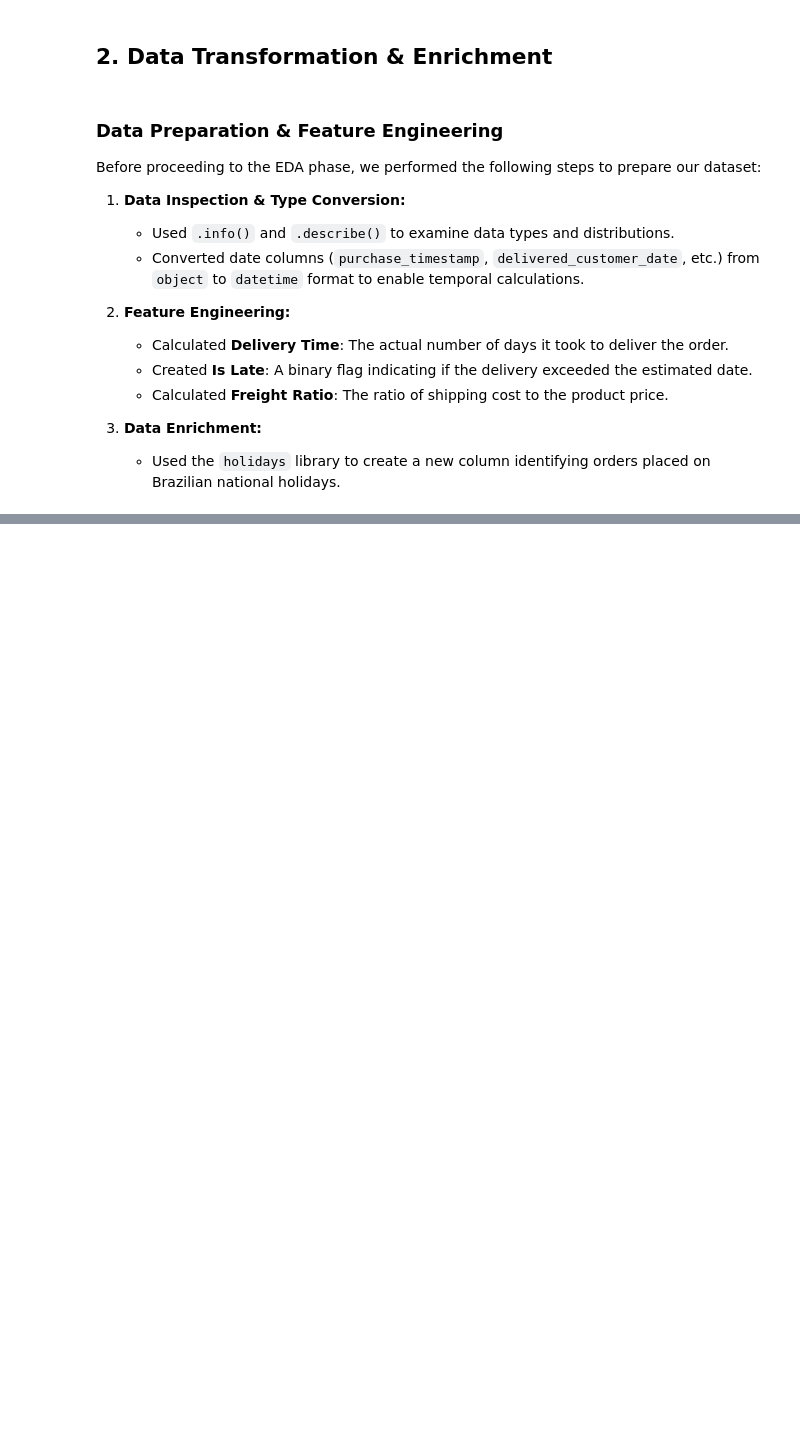
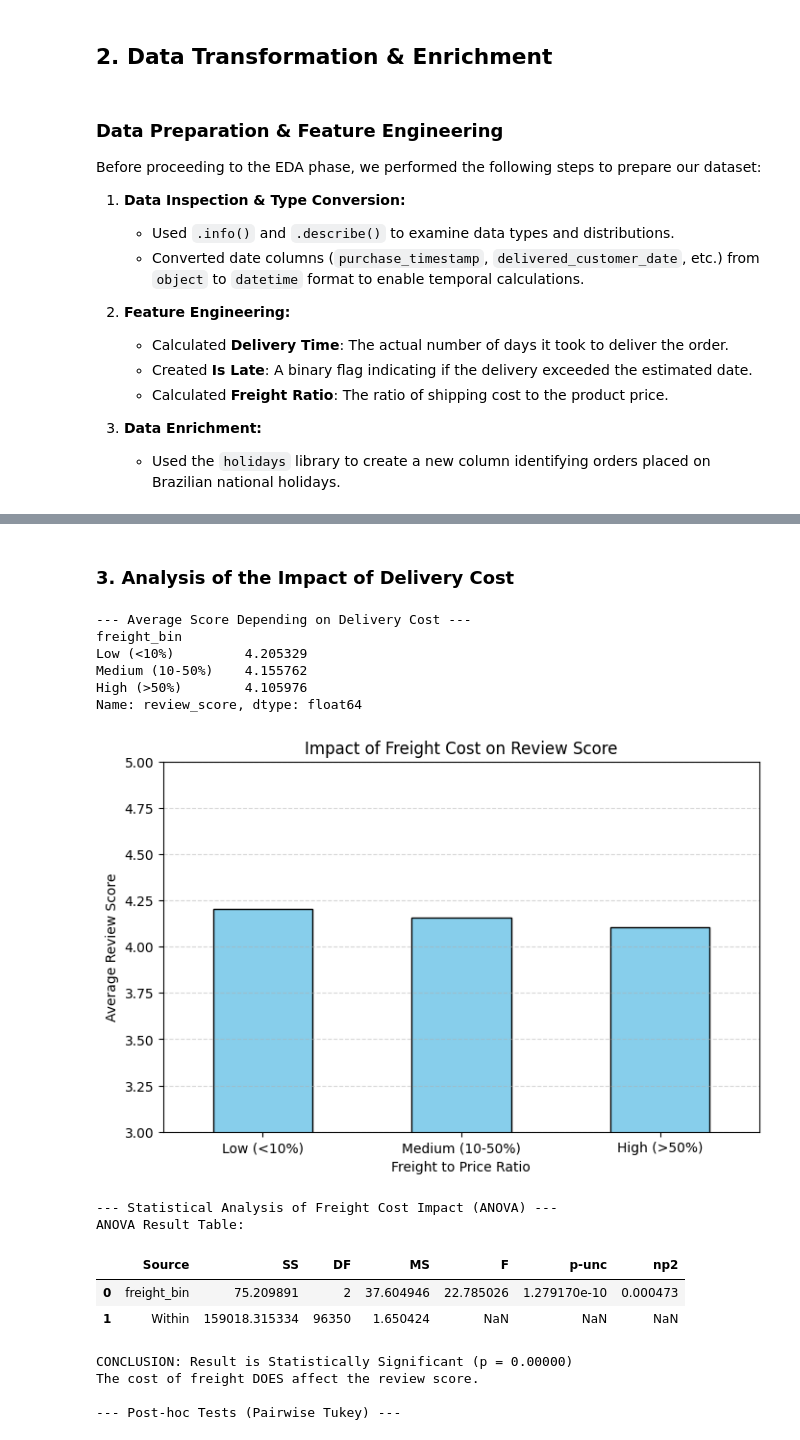
Before and after one commit to kon7drat-illia/Analysis_Brazilian_E-Commerce_by_Olist, a Jupyter notebook: notebook/work.ipynb, the cells around one changed output, grey strips where cells are left out. Drawn from its saved outputs; the diff is of its cells as text; code cells hidden in the pictures; blank space fills up the shorter version.

```diff
--- a/notebook/work.ipynb
+++ b/notebook/work.ipynb
@@ -178,0 +320,76 @@ is_holiday_purchase                            1.0     0.12274
+# %% [markdown]
+### 3. Analysis of the Impact of Delivery Cost
+# %%
+# 1. Create categories for freight-to-price ratio (Low, Medium, High)
+bins_freight = [-0.1, 0.1, 0.5, float('inf')]
+labels_freight = ['Low (<10%)', 'Medium (10-50%)', 'High (>50%)']
+
+df_main['freight_bin'] = pd.cut(df_main['freight_to_price_ratio'], bins=bins_freight, labels=labels_freight)
+
+# 2. Calculate average review score for each group
+freight_score = df_main.groupby('freight_bin')['review_score'].mean()
+
+print("\n--- Average Score Depending on Delivery Cost ---")
+print(freight_score)
+
+# 3. Visualization
+plt.figure(figsize=(8, 5))
+freight_score.plot(kind='bar', color='skyblue', edgecolor='black')
+plt.title('Impact of Freight Cost on Review Score')
+plt.ylabel('Average Review Score')
+plt.xlabel('Freight to Price Ratio')
+plt.xticks(rotation=0)
+plt.ylim(3, 5)  # "Zoom" the chart to better highlight differences
+plt.grid(axis='y', linestyle='--', alpha=0.5)
+plt.show()
+
+
+
+# ANOVA TEST WITH PINGOUIN
+print("\n--- Statistical Analysis of Freight Cost Impact (ANOVA) ---")
+
+aov = pingouin.anova(data=df_main, dv='review_score', between='freight_bin', detailed=True)
+
+print("ANOVA Result Table:")
+display(aov)
+
+p_value = aov['p-unc'][0]
+if p_value < 0.05:
+    print(f"\nCONCLUSION: Result is Statistically Significant (p = {p_value:.5f})")
+    print("The cost of freight DOES affect the review score.")
+
+    print("\n--- Post-hoc Tests (Pairwise Tukey) ---")
+    posthoc = pingouin.pairwise_tukey(data=df_main, dv='review_score', between='freight_bin')
+    display(posthoc)
+    # === Interpretation of Tukey Test ===
+    print("\n--- Detailed Conclusion from Tukey Test ---")
+
+    # Оскільки всі p-value < 0.05, ми можемо стверджувати:
+    print("1. Every increase in freight cost category significantly lowers the review score.")
+    print("2. Customers are highly price-sensitive regarding shipping costs.")
+    print("3. Even a moderate increase (Low -> Medium) negatively impacts satisfaction.")
+    print("4. The 'High' freight cost group (>50% of product price) has the lowest scores," \
+    " confirming that high shipping costs are a major pain point.")
+
+    print("\nBusiness Recommendation: Subsidizing shipping costs or negotiating better logistics rates" \
+    " will directly improve customer satisfaction metrics (NPS/CSAT).")
+else:
+    print(f"\nCONCLUSION: Not Significant (p = {p_value:.5f})")
+    print("Freight cost does not significantly affect the review score.")
+# %% [output]
+--- Average Score Depending on Delivery Cost ---
+freight_bin
+Low (<10%)         4.205329
+Medium (10-50%)    4.155762
+High (>50%)        4.105976
+Name: review_score, dtype: float64
+[figure, added]
+--- Statistical Analysis of Freight Cost Impact (ANOVA) ---
+ANOVA Result Table:
+|  | Source | SS | DF | MS | F | p-unc | np2 |
+| 0 | freight_bin | 75.209891 | 2 | 37.604946 | 22.785026 | 1.279170e-10 | 0.000473 |
+| 1 | Within | 159018.315334 | 96350 | 1.650424 | NaN | NaN | NaN |
+CONCLUSION: Result is Statistically Significant (p = 0.00000)
+The cost of freight DOES affect the review score.
+
+--- Post-hoc Tests (Pairwise Tukey) ---
```
Also changed, not shown: parts of 13 cells of this notebook, 1 other file.
